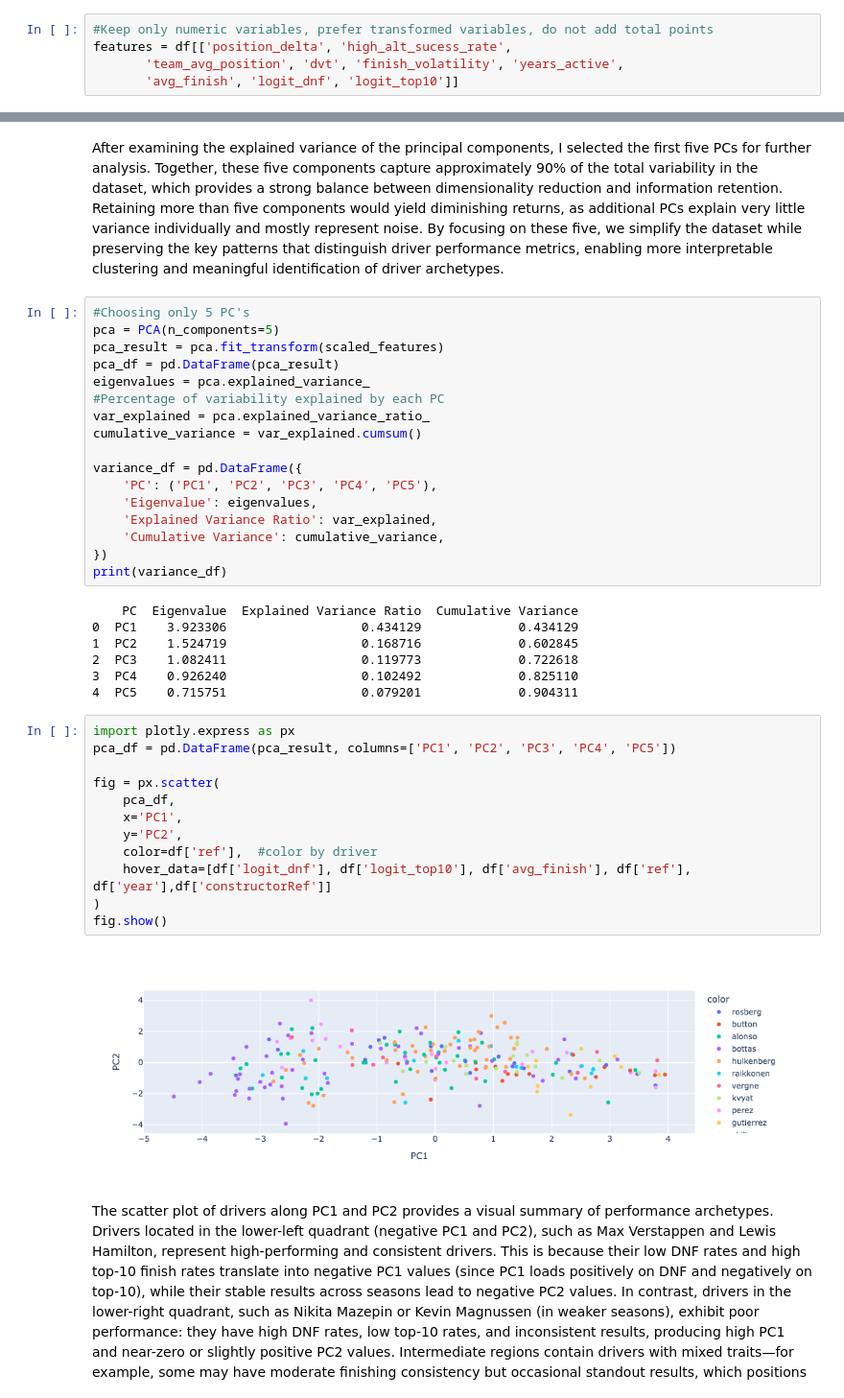
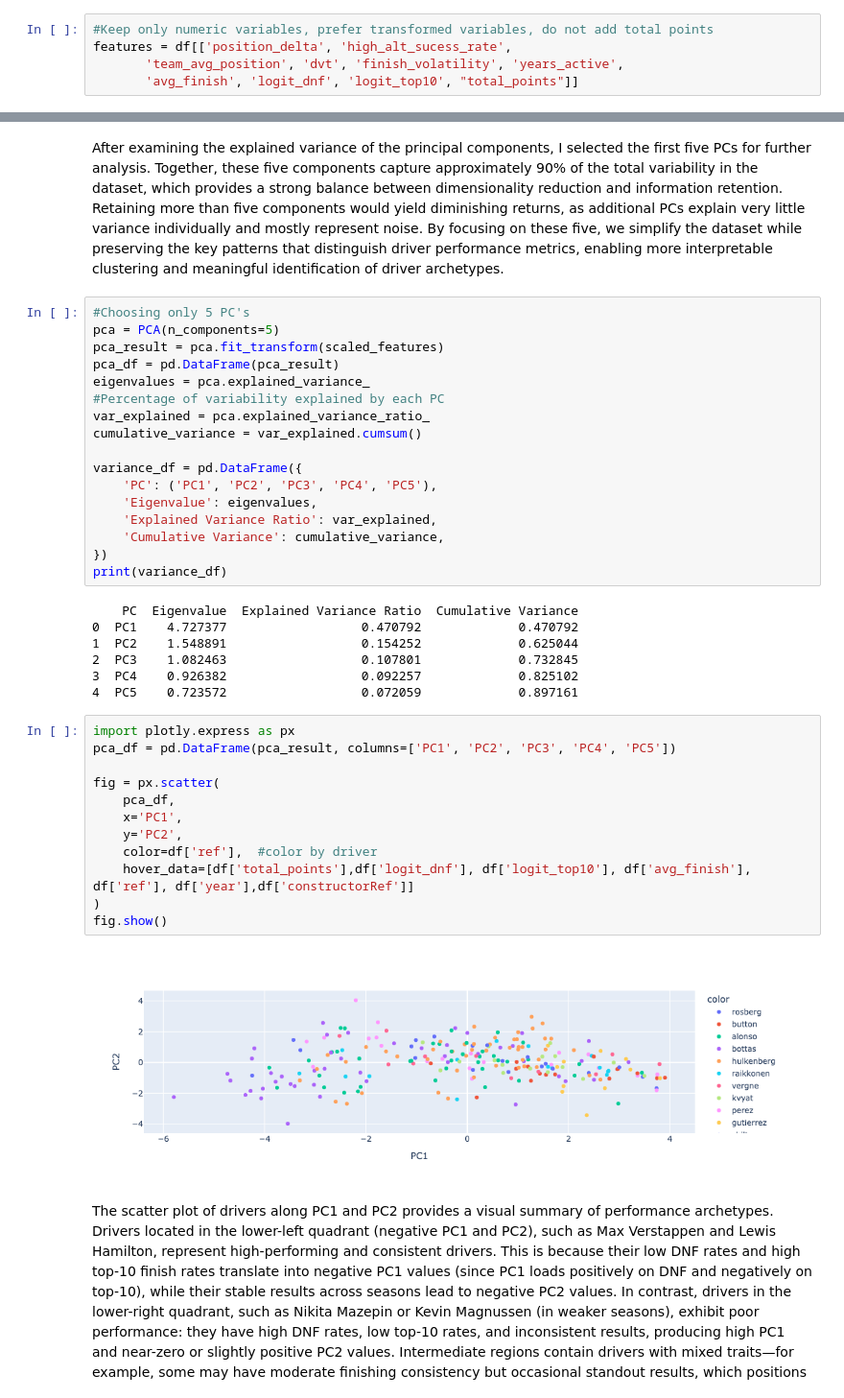
Before and after one commit to viurdaneta/F1, a Jupyter notebook: PCA.ipynb, the cells around one changed output, grey strips where cells are left out. Shown at 96% size. Cells and saved outputs as stored; diff of their text form.

```diff
--- a/PCA.ipynb
+++ b/PCA.ipynb
@@ -20,7 +20,7 @@ Index(['Unnamed: 0', 'driverId', 'year', 'DNF_rate', 'ref', 'constructor',
 #Keep only numeric variables, prefer transformed variables, do not add total points
 features = df[['position_delta', 'high_alt_sucess_rate',
        'team_avg_position', 'dvt', 'finish_volatility', 'years_active',
-       'avg_finish', 'logit_dnf', 'logit_top10']]
+       'avg_finish', 'logit_dnf', 'logit_top10', "total_points"]]
 # %%
 #Scale variables prior to pca
 scaler = StandardScaler()
@@ -131,25 +158,25 @@ variance_df = pd.DataFrame({
 print(variance_df)
 # %% [output]
     PC  Eigenvalue  Explained Variance Ratio  Cumulative Variance
-0  PC1    3.923306                  0.434129             0.434129
-1  PC2    1.524719                  0.168716             0.602845
-2  PC3    1.082411                  0.119773             0.722618
-3  PC4    0.926240                  0.102492             0.825110
-4  PC5    0.715751                  0.079201             0.904311
+0  PC1    4.727377                  0.470792             0.470792
+1  PC2    1.548891                  0.154252             0.625044
+2  PC3    1.082463                  0.107801             0.732845
+3  PC4    0.926382                  0.092257             0.825102
+4  PC5    0.723572                  0.072059             0.897161
 # %%
 import plotly.express as px
 pca_df = pd.DataFrame(pca_result, columns=['PC1', 'PC2', 'PC3', 'PC4', 'PC5'])
 
 fig = px.scatter(
     pca_df,
     x='PC1',
     y='PC2',
     color=df['ref'],  #color by driver
-    hover_data=[df['logit_dnf'], df['logit_top10'], df['avg_finish'], df['ref'], df['year'],df['constructorRef']]
+    hover_data=[df['total_points'],df['logit_dnf'], df['logit_top10'], df['avg_finish'], df['ref'], df['year'],df['constructorRef']]
 )
 fig.show()
 # %% [output]
-[figure, old version]
+[figure, new version]
 # %% [markdown]
 The scatter plot of drivers along PC1 and PC2 provides a visual summary of performance archetypes. Drivers located in the lower-left quadrant (negative PC1 and PC2), such as Max Verstappen and Lewis Hamilton, represent high-performing and consistent drivers. This is because their low DNF rates and high top-10 finish rates translate into negative PC1 values (since PC1 loads positively on DNF and negatively on top-10), while their stable results across seasons lead to negative PC2 values. In contrast, drivers in the lower-right quadrant, such as Nikita Mazepin or Kevin Magnussen (in weaker seasons), exhibit poor performance: they have high DNF rates, low top-10 rates, and inconsistent results, producing high PC1 and near-zero or slightly positive PC2 values. Intermediate regions contain drivers with mixed traits—for example, some may have moderate finishing consistency but occasional standout results, which positions them near the center of the plot. This pattern demonstrates that PC1 largely captures overall performance and reliability, while PC2 captures relative consistency and variance in results, making the scatter plot a useful precursor for clustering drivers into performance archetypes.
 # %% [markdown]
```
Also changed, not shown: parts of 7 cells of this notebook, 39 other files.
